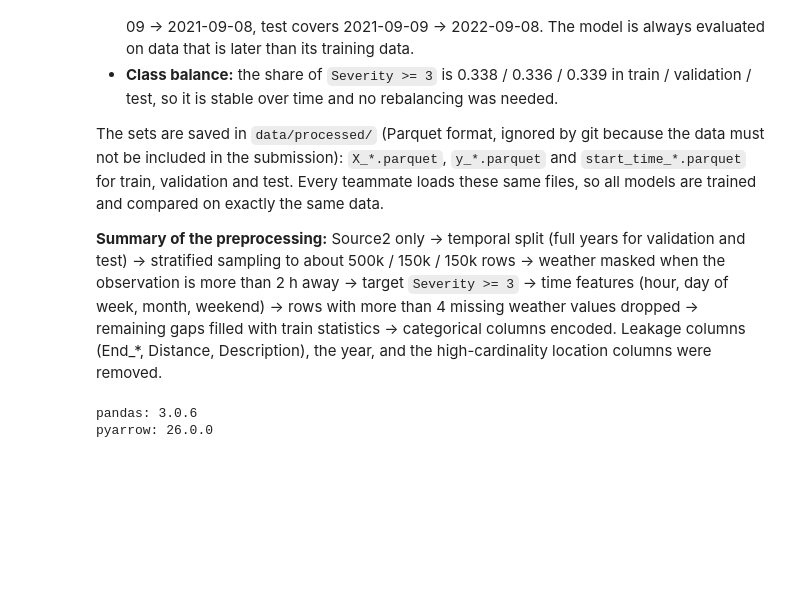
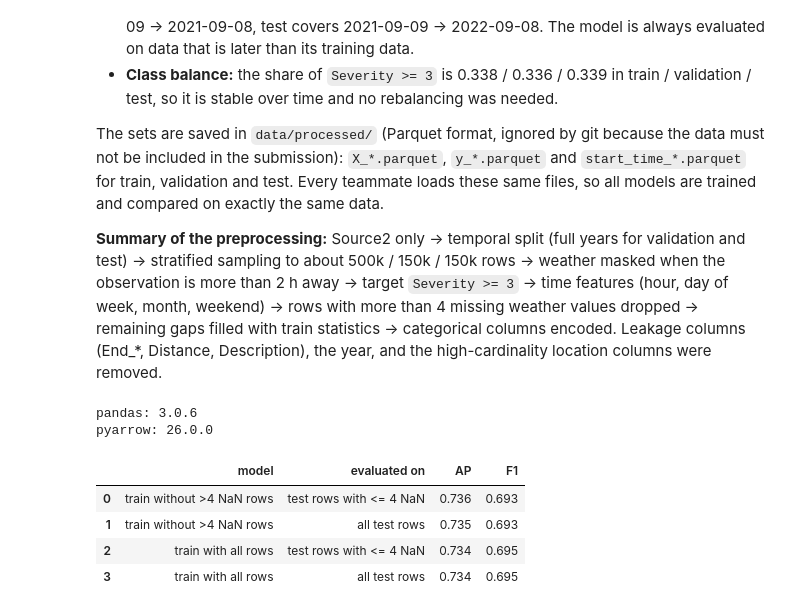
Before and after one commit to kamar-bit/us_accidents_traffic_impact_prediction, a Jupyter notebook: notebooks/01_preprocessing_kamar.ipynb, the cells around one changed output. Drawn from its saved outputs; the diff is of its cells as text; code cells hidden in the pictures; blank space fills up the shorter version.

Commit message:
Test: les metriques du model sur la dataset avec et sans les lignes +4NaN

```diff
--- a/notebooks/01_preprocessing_kamar.ipynb
+++ b/notebooks/01_preprocessing_kamar.ipynb
@@ -422,11 +422,6 @@ This is not random: these columns were barely recorded before 2019 (about 87–9
 Most rows have 0 to 3 missing values (typically `Precipitation`, `Wind_Chill`, `Wind_Speed`);
 9,281 train rows have no weather at all.
 # %%
-MAX_NAN = 4
-
-for k in X:
-    keep = X[k].isna().sum(axis=1) <= MAX_NAN
-    X[k], y[k], start_time[k] = (X[k][keep].reset_index(drop=True),
-                                  y[k][keep].reset_index(drop=True),
-                                  start_time[k][keep].reset_index(drop=True))
-    print(f"{k:11s} dropped {(~keep).sum():>6,} rows -> {len(X[k]):>8,} rows left | share y=1: {y[k].mean():.3f}")
+X_all = {k: X[k].copy() for k in X}
+y_all = {k: y[k].copy() for k in y}
+n_nan = {k: X[k].isna().sum(axis=1) for k in X}      # missing values per row
@@ -603,3 +606,35 @@ print("pyarrow:", pa.__version__)
 # %% [output]
 pandas: 3.0.6
 pyarrow: 26.0.0
+# %%
+from sklearn.ensemble import HistGradientBoostingClassifier
+from sklearn.metrics import average_precision_score, f1_score, precision_recall_curve
+
+def best_threshold(y_true, p):
+    prec, rec, thr = precision_recall_curve(y_true, p)
+    f1 = 2 * prec * rec / (prec + rec + 1e-12)
+    return thr[np.argmax(f1[:-1])]
+def fit_hgb(rows):
+    m = HistGradientBoostingClassifier(max_iter=200, early_stopping=False,
+                                       categorical_features="from_dtype", random_state=42)
+    return m.fit(X_all["train"][rows], y_all["train"][rows])
+
+all_rows = lambda k: n_nan[k] >= 0
+models = {"train without >4 NaN rows": fit_hgb(n_nan["train"] <= 4),
+          "train with all rows": fit_hgb(all_rows("train"))}
+
+out = []
+for name, m in models.items():
+    thr = best_threshold(y_all["validation"], m.predict_proba(X_all["validation"])[:, 1])
+    p = m.predict_proba(X_all["test"])[:, 1]
+    for pop, mask in [("test rows with <= 4 NaN", n_nan["test"] <= 4), ("all test rows", all_rows("test"))]:
+        yt, pt = y_all["test"][mask], p[mask.to_numpy()]
+        out.append({"model": name, "evaluated on": pop,
+                    "AP": average_precision_score(yt, pt), "F1": f1_score(yt, pt >= thr)})
+pd.DataFrame(out).round(3)
+# %% [output]
+|  | model | evaluated on | AP | F1 |
+| 0 | train without >4 NaN rows | test rows with <= 4 NaN | 0.736 | 0.693 |
+| 1 | train without >4 NaN rows | all test rows | 0.735 | 0.693 |
+| 2 | train with all rows | test rows with <= 4 NaN | 0.734 | 0.695 |
+| 3 | train with all rows | all test rows | 0.734 | 0.695 |
```
Also changed, not shown: parts of 3 cells of this notebook, 1 other file.
